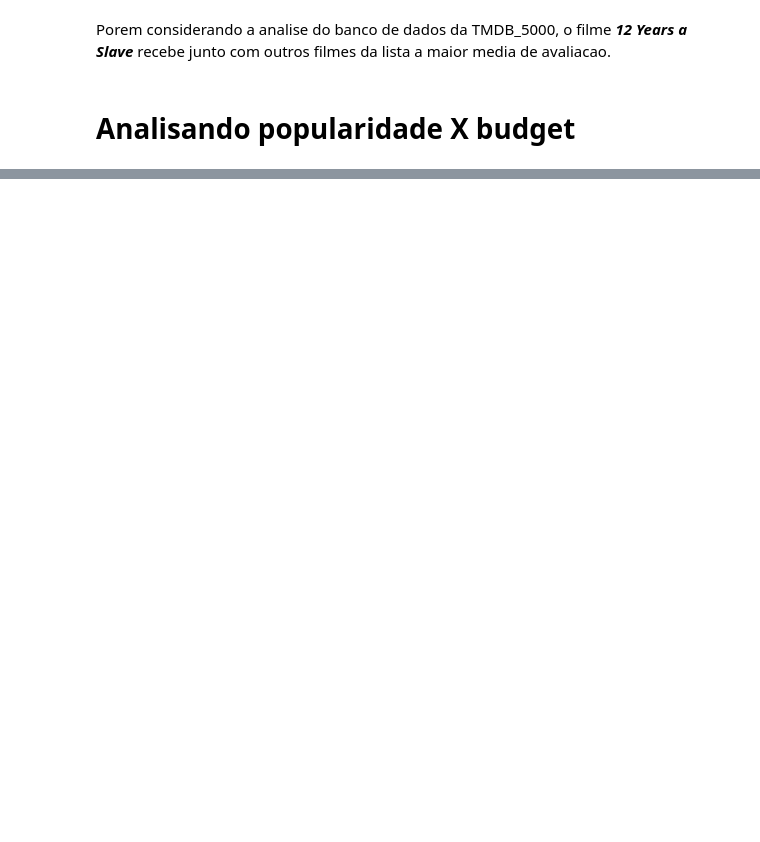
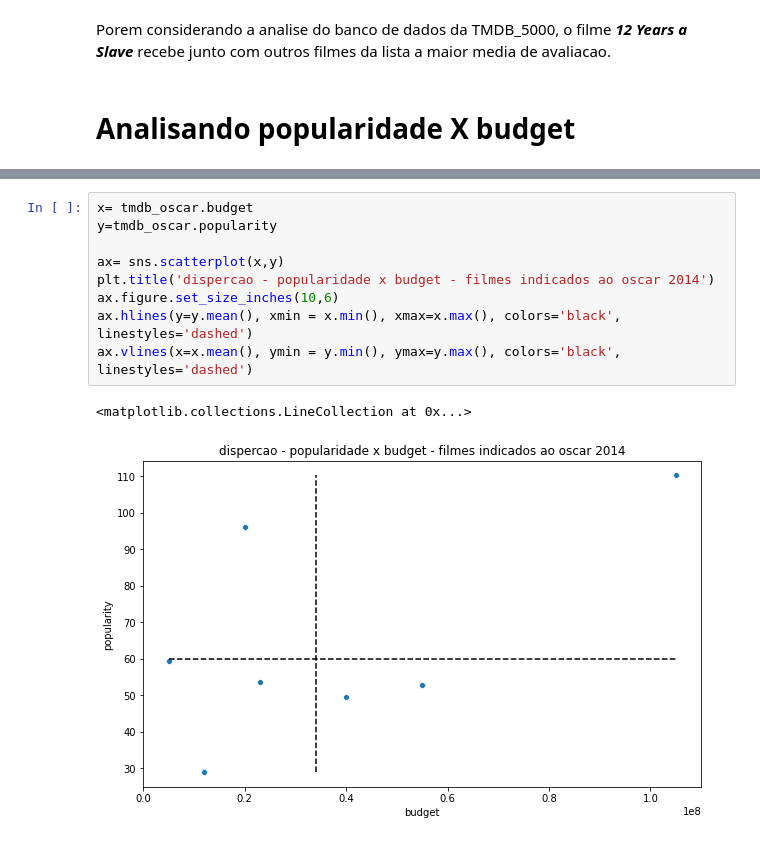
Before and after one commit to flaakira/Alura, a Jupyter notebook: Portfolio_Analisando_indicao_de_oscar_2014.ipynb, the cells around one changed output, grey strips where cells are left out. Drawn from its saved outputs; the diff is of its cells as text; blank space fills up the shorter version.

```diff
--- a/Portfolio_Analisando_indicao_de_oscar_2014.ipynb
+++ b/Portfolio_Analisando_indicao_de_oscar_2014.ipynb
@@ -234,0 +250,12 @@ sns.barplot(x="title", y="popularity", data=tmdb_oscar,
+# %%
+x= tmdb_oscar.budget
+y=tmdb_oscar.popularity
+
+ax= sns.scatterplot(x,y)
+plt.title('dispercao - popularidade x budget - filmes indicados ao oscar 2014')
+ax.figure.set_size_inches(10,6)
+ax.hlines(y=y.mean(), xmin = x.min(), xmax=x.max(), colors='black', linestyles='dashed')
+ax.vlines(x=x.mean(), ymin = y.min(), ymax=y.max(), colors='black', linestyles='dashed')
+# %% [output]
+<matplotlib.collections.LineCollection at 0x...>
+[figure, added]
```
Also changed, not shown: parts of 24 cells of this notebook.
